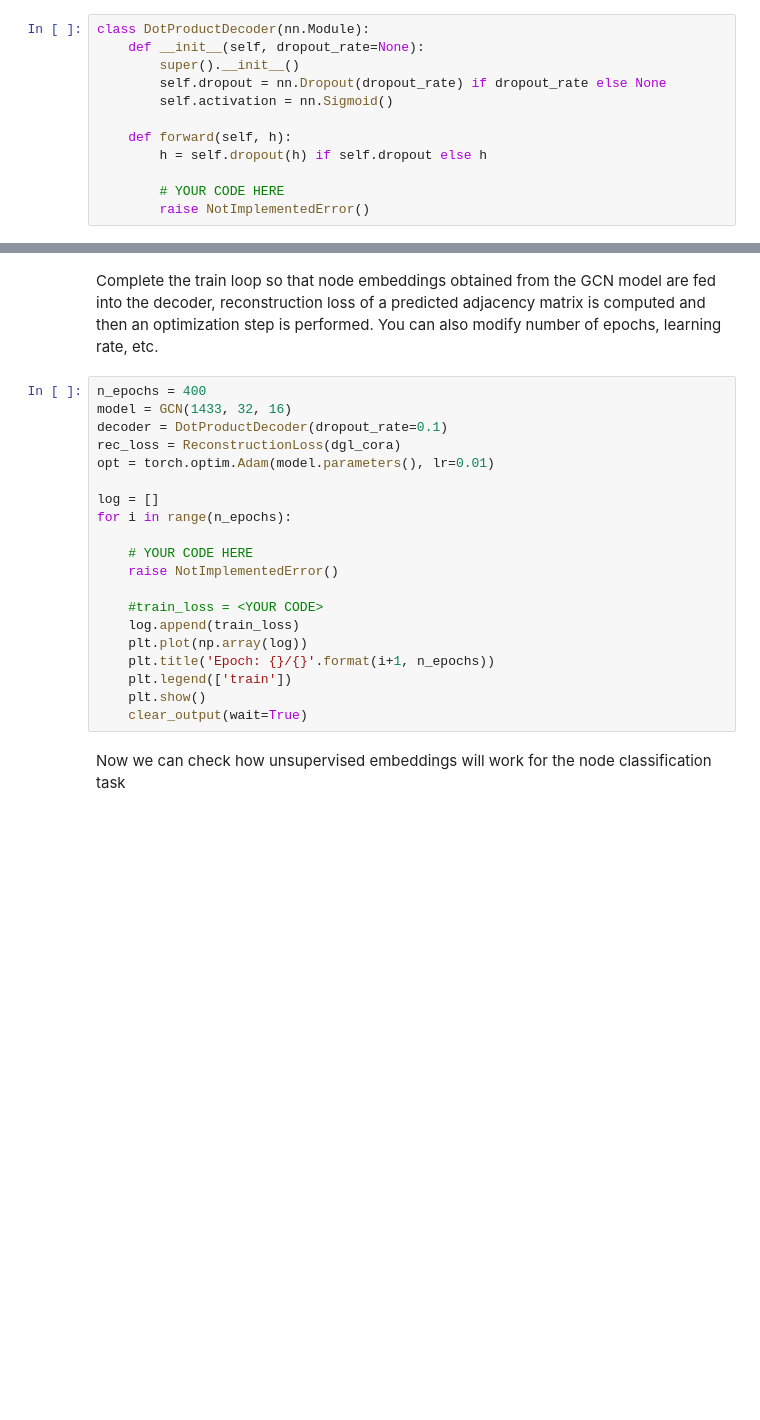
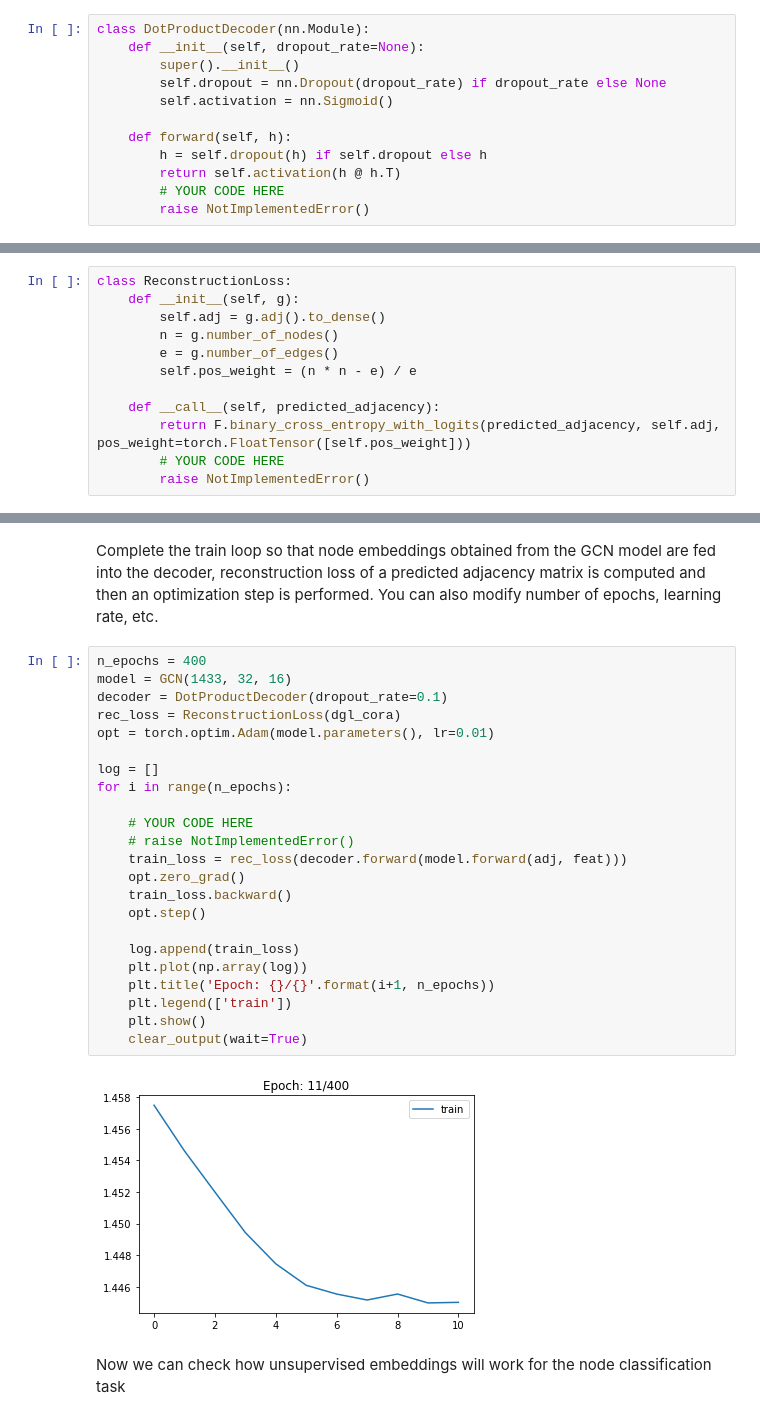
Before and after one commit to qugok/MIPT-Networks-Course-2021-, a Jupyter notebook: hw8/Assignment_8_Graph_Neural_Networks.ipynb, the cells around one changed output, grey strips where cells are left out. Saved outputs shown, nothing was run; the diff lists cells and outputs as text; blank space fills up the shorter version.

```diff
--- a/hw8/Assignment_8_Graph_Neural_Networks.ipynb
+++ b/hw8/Assignment_8_Graph_Neural_Networks.ipynb
@@ -269,7 +269,7 @@ class DotProductDecoder(nn.Module):
 
     def forward(self, h):
         h = self.dropout(h) if self.dropout else h
-
+        return self.activation(h @ h.T)
         # YOUR CODE HERE
         raise NotImplementedError()
 # %%
@@ -296,3 +287,15 @@ class ReconstructionLoss:
+# %%
+class ReconstructionLoss:
+    def __init__(self, g):
+        self.adj = g.adj().to_dense()
+        n = g.number_of_nodes()
+        e = g.number_of_edges()
+        self.pos_weight = (n * n - e) / e
+
+    def __call__(self, predicted_adjacency):
+        return F.binary_cross_entropy_with_logits(predicted_adjacency, self.adj, pos_weight=torch.FloatTensor([self.pos_weight]))
+        # YOUR CODE HERE
+        raise NotImplementedError()
 # %%
 n = dgl_cora.number_of_nodes()
 pred_adj = torch.zeros(n, n)
@@ -323,23 +328,28 @@ Complete the train loop so that node embeddings obtained from the GCN model are
 # %%
 n_epochs = 400
 model = GCN(1433, 32, 16)
 decoder = DotProductDecoder(dropout_rate=0.1)
 rec_loss = ReconstructionLoss(dgl_cora)
 opt = torch.optim.Adam(model.parameters(), lr=0.01)
 
 log = []
 for i in range(n_epochs):
 
     # YOUR CODE HERE
-    raise NotImplementedError()
+    # raise NotImplementedError()
+    train_loss = rec_loss(decoder.forward(model.forward(adj, feat)))
+    opt.zero_grad()
+    train_loss.backward()
+    opt.step()
 
-    #train_loss = <YOUR CODE>
     log.append(train_loss)
     plt.plot(np.array(log))
     plt.title('Epoch: {}/{}'.format(i+1, n_epochs))
     plt.legend(['train'])
     plt.show()
     clear_output(wait=True)
+# %% [output]
+[figure, added]
 # %% [markdown]
 Now we can check how unsupervised embeddings will work for the node classification task
 # %%
```
Also changed, not shown: parts of 3 cells of this notebook.
